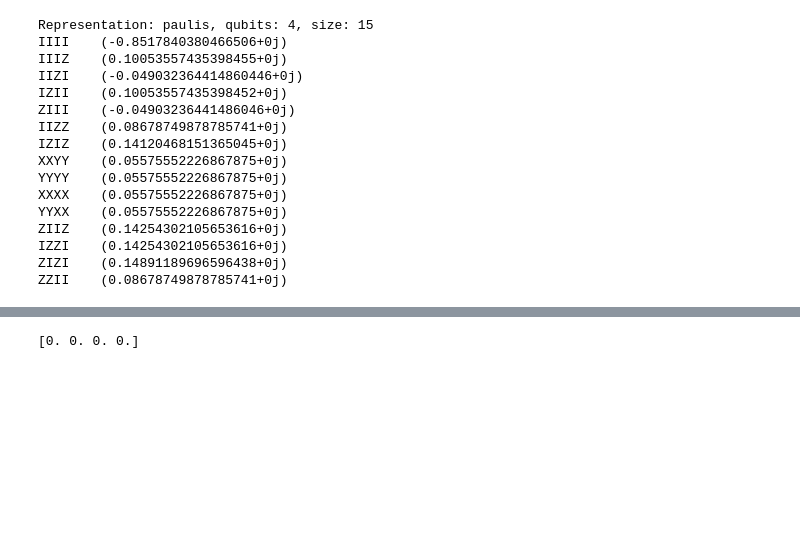
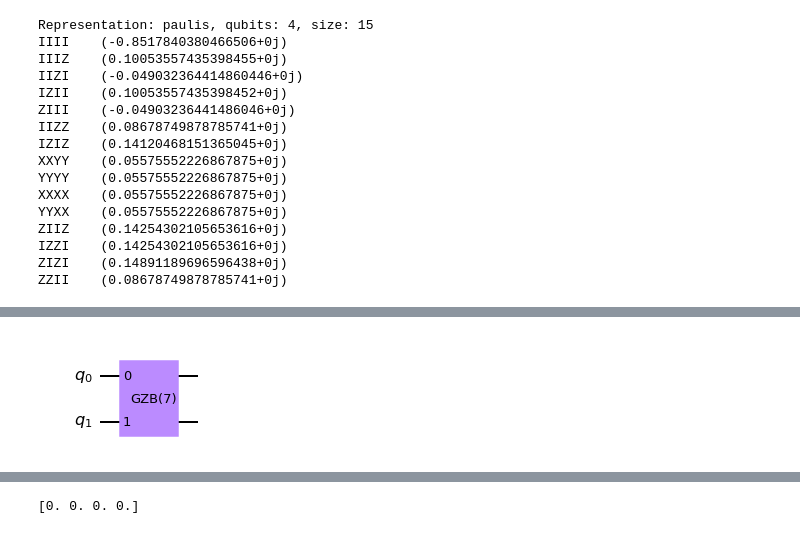
Before and after one commit to VoicuTomut/ChemistryOnQubits, a Jupyter notebook: Playground/MatchgateVQE_H2.ipynb, the cells around one changed output, grey strips where cells are left out. Drawn from its saved outputs; the diff is of its cells as text; code cells hidden in the pictures; blank space fills up the shorter version.

```diff
--- a/Playground/MatchgateVQE_H2.ipynb
+++ b/Playground/MatchgateVQE_H2.ipynb
@@ -105 +150,17 @@ math= [[ 1.          0.          0.          0.        ]
  [ 0.          0.          0.         -1.        ]]
+# %%
+theta=7
+def GZB(theta):
+    gzb= QuantumCircuit(2,name='GZB('+str(theta)+')')
+    gzb.cx(0,1)
+    gzb.z(0)
+    gzb.cry((np.pi/2-theta)*2,1,0)
+    gzb.cx(0,1)
+    gate=gzb.to_gate()
+    return gate
+
+circ=QuantumCircuit(2)
+circ.append(GZB(7),[0,1])
+circ.draw('mpl')
+# %% [output]
+[figure, added]
```
Also changed, not shown: parts of 11 cells of this notebook, 7 other files.
